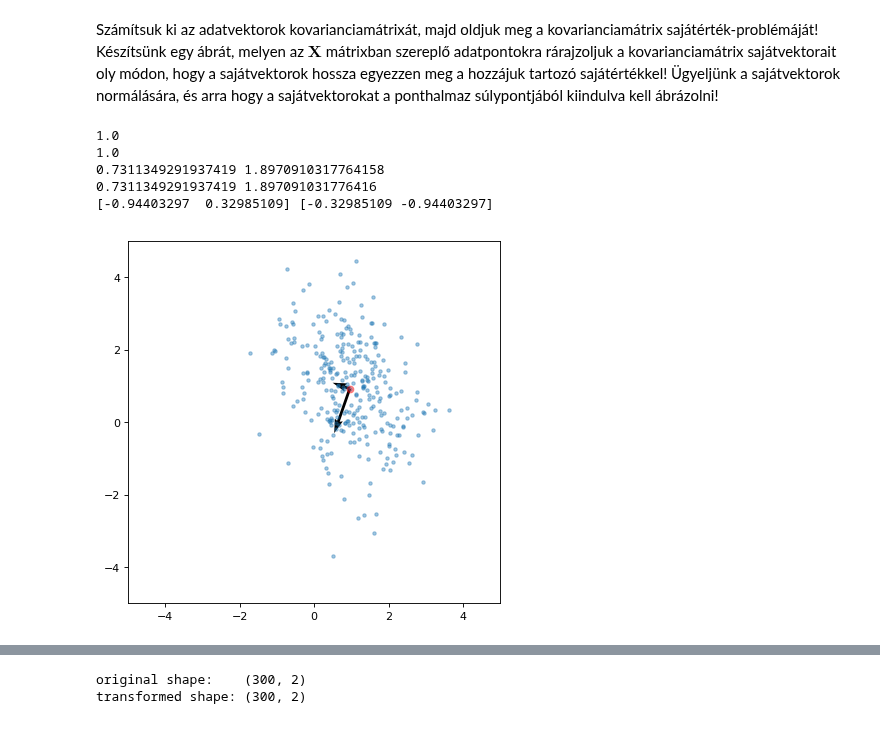
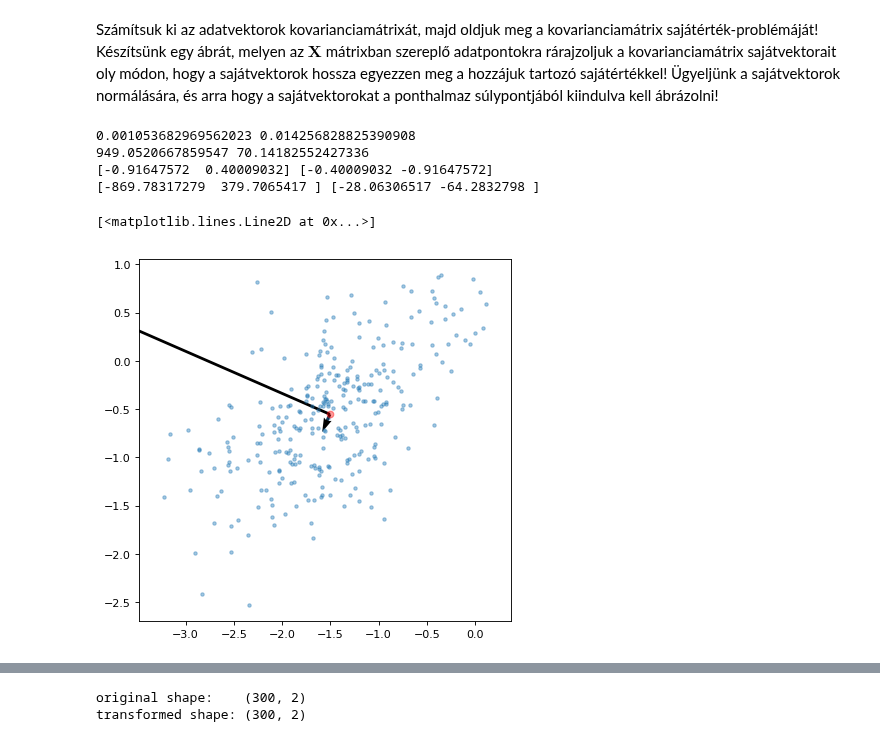
Before and after one commit to Tominano/Numerical-methods-of-physics-II, a Jupyter notebook: 5_feladatsor/5_feladat_Tomi.ipynb, the cells around one changed output, grey strips where cells are left out. Drawn from its saved outputs; the diff is of its cells as text; code cells hidden in the pictures.

```diff
--- a/5_feladatsor/5_feladat_Tomi.ipynb
+++ b/5_feladatsor/5_feladat_Tomi.ipynb
@@ -133,47 +129,49 @@ genrand1 = genrand[:,1]
 # %% [markdown]
 Számítsuk ki az adatvektorok kovarianciamátrixát, majd oldjuk meg a kovarianciamátrix sajátérték-problémáját! Készítsünk egy ábrát, melyen az $\mathbf{X}$ mátrixban szereplő adatpontokra rárajzoljuk a kovarianciamátrix sajátvektorait oly módon, hogy a sajátvektorok hossza egyezzen meg a hozzájuk tartozó sajátértékkel! Ügyeljünk a sajátvektorok normálására, és arra hogy a sajátvektorokat a ponthalmaz súlypontjából kiindulva kell ábrázolni!
 # %%
-#Hesse = linalg.inv(dot(transpose(genrand, axes = None),genrand))
-covariancia = cov(genrand[:,0],genrand[:,1])
+covariancia = linalg.inv(dot(transpose(genrand, axes = None),genrand))
+#covariancia = cov(genrand[:,0],genrand[:,1])
 # %%
 ertek,vektor=eig(covariancia) # Az A matrix sajatertekei es sajatvektorai
 v1=vektor[0]
 v2=vektor[1]
 #A vektor hossza valóban egység
--
-print(a)
-print(b)
 #A sajátértékek
 print(ertek[0],ertek[1])
 #Beállítom, hogy sajátérték hosszú legyen a vektor
-v1_norm=v1*ertek[0]
-v2_norm=v2*ertek[1]
+
+v1_norm= v1 /ertek[0]
+v2_norm=v2 /ertek[1]
 #Majd megnézem a hosszát
 c=sqrt((v1_norm[0])**2+(v1_norm[1])**2)
 d=sqrt((v2_norm[0])**2+(v2_norm[1])**2)
 print(c,d)
 #megnézem, hogy merőleges-e
 print(v1,v2)
+print(v1_norm,v2_norm)
 # %% [output]
-1.0
-1.0
-0.7311349291937419 1.8970910317764158
-0.7311349291937419 1.897091031776416
-[-0.94403297  0.32985109] [-0.32985109 -0.94403297]
+0.001053682969562023 0.014256828825390908
+949.0520667859547 70.14182552427336
+[-0.91647572  0.40009032] [-0.40009032 -0.91647572]
+[-869.78317279  379.7065417 ] [-28.06306517 -64.2832798 ]
 # %%
 f=genrand.mean(axis=0)
 #plot(f[0],f[1],'ro')
 figure(num=None, figsize=(6, 6), dpi=80, facecolor='w', edgecolor='k')
 V = np.array([v1_norm,v2_norm])
 origin = f[0], f[1] # origin point
 plot(genrand0,genrand1, '.',alpha=0.4)
-#axis('equal');
-xlim(-5,5)
-ylim(-5,5)
+axis('equal');
+#xlim(-5,5)
+#ylim(-5,5)
 #plt.quiver(*origin, (ertek*vektor)[:,0], (ertek*vektor)[:,1], color=['r','b'], scale=21)
-plt.quiver(*origin, V[:,0], V[:,1], scale=15)
+quiver(*origin,V[:,0],V[:,1] , scale=1350)
 plot(f[0],f[1],'ro',alpha=0.4)
-plt.show()
+#plt.show()
+
+
+#1000*V[:,0], 10000*V[:,1]
 # %% [output]
+[<matplotlib.lines.Line2D at 0x...>]
-[figure, old version]
+[figure, new version]
 # %%
```
Also changed, not shown: parts of 10 cells of this notebook.
